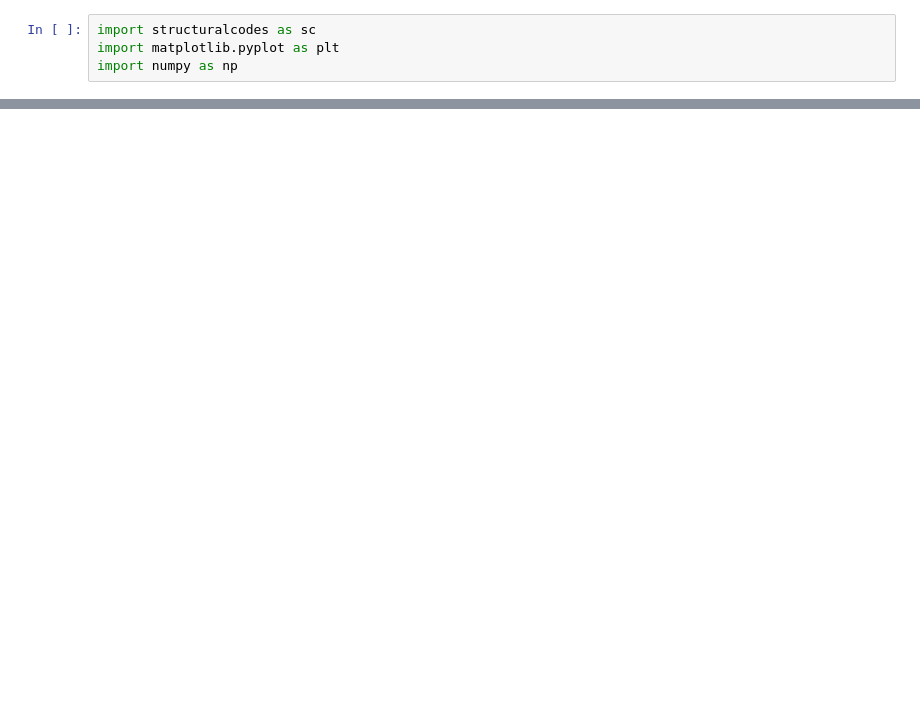
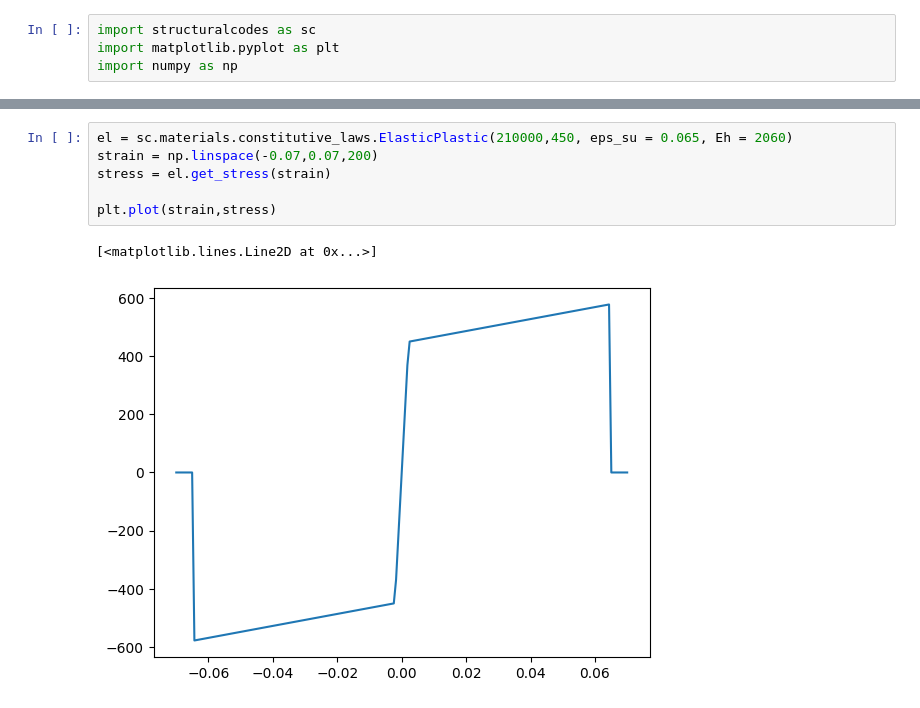
Before and after one commit to fib-international/structuralcodes, a Jupyter notebook: test.ipynb, the cells around one changed output, grey strips where cells are left out. Cells and saved outputs as stored; diff of their text form; blank space fills up the shorter version.

```diff
--- a/test.ipynb
+++ b/test.ipynb
@@ -27 +44,10 @@ plt.plot(strain,stress)
+# %%
+el = sc.materials.constitutive_laws.ElasticPlastic(210000,450, eps_su = 0.065, Eh = 2060)
+strain = np.linspace(-0.07,0.07,200)
+stress = el.get_stress(strain)
+
+plt.plot(strain,stress)
+# %% [output]
+[<matplotlib.lines.Line2D at 0x...>]
+[figure, added]
 # %%
```
Also changed, not shown: parts of 8 cells of this notebook, 4 other files.
